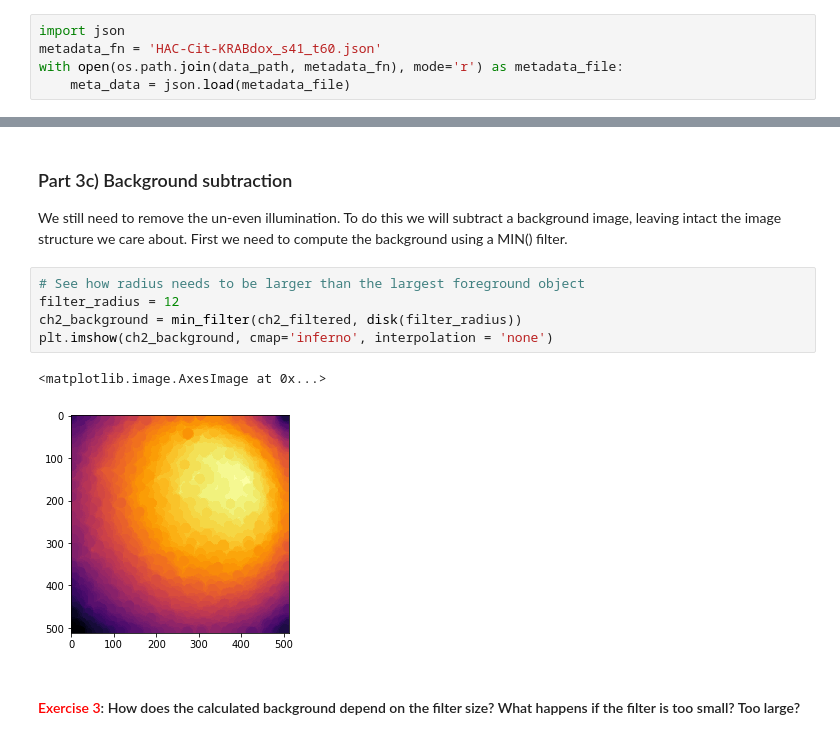
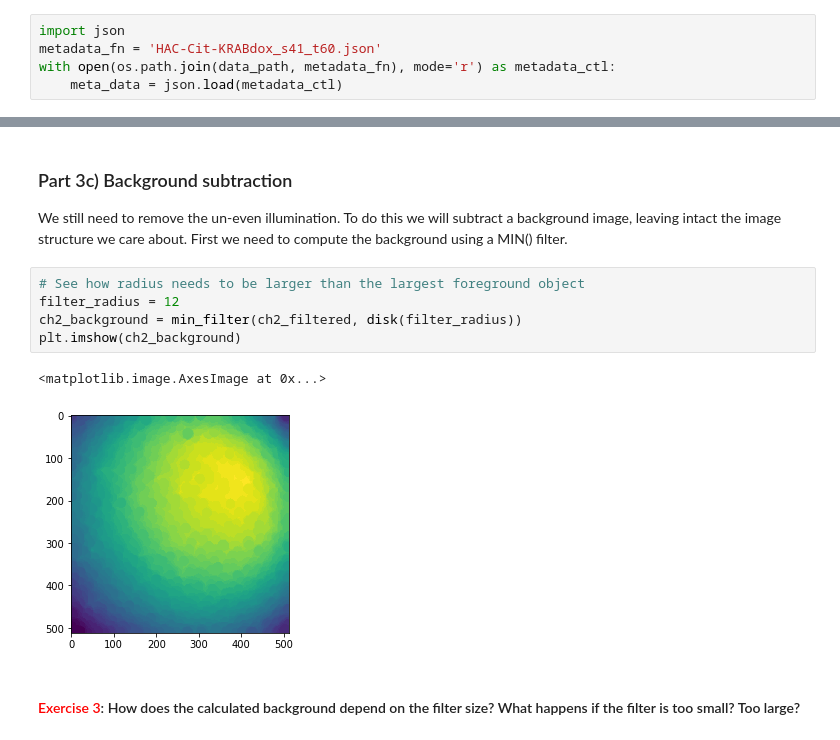
Before and after one commit to DataLucence/StanfordBIOS254-2019, a Jupyter notebook: Code/Lesson2_Preprocessing.ipynb, the cells around one changed output, grey strips where cells are left out. Saved outputs shown, nothing was run; the diff lists cells and outputs as text.

```diff
--- a/Code/Lesson2_Preprocessing.ipynb
+++ b/Code/Lesson2_Preprocessing.ipynb
@@ -65,8 +69,8 @@ Load the metadata, which is in JSON format
 # %%
 import json
 metadata_fn = 'HAC-Cit-KRABdox_s41_t60.json'
-with open(os.path.join(data_path, metadata_fn), mode='r') as metadata_file:
-    meta_data = json.load(metadata_file)
+with open(os.path.join(data_path, metadata_fn), mode='r') as metadata_ctl:
+    meta_data = json.load(metadata_ctl)
 # %% [markdown]
 Take a look at the metadata dictionary
 # %%
@@ -266,11 +270,11 @@ We still need to remove the un-even illumination. To do this we will subtract a
 # %%
 # See how radius needs to be larger than the largest foreground object
 filter_radius = 12
 ch2_background = min_filter(ch2_filtered, disk(filter_radius))
-plt.imshow(ch2_background, cmap='inferno', interpolation = 'none')
+plt.imshow(ch2_background)
 # %% [output]
 <matplotlib.image.AxesImage at 0x...>
-[figure, old version]
+[figure, new version]
 # %% [markdown]
 #### <font color='red'> Exercise 3</font>: How does the calculated background depend on the filter size? What happens if the filter is too small? Too large?
 # %% [markdown]
```
Also changed, not shown: parts of 3 cells of this notebook.
